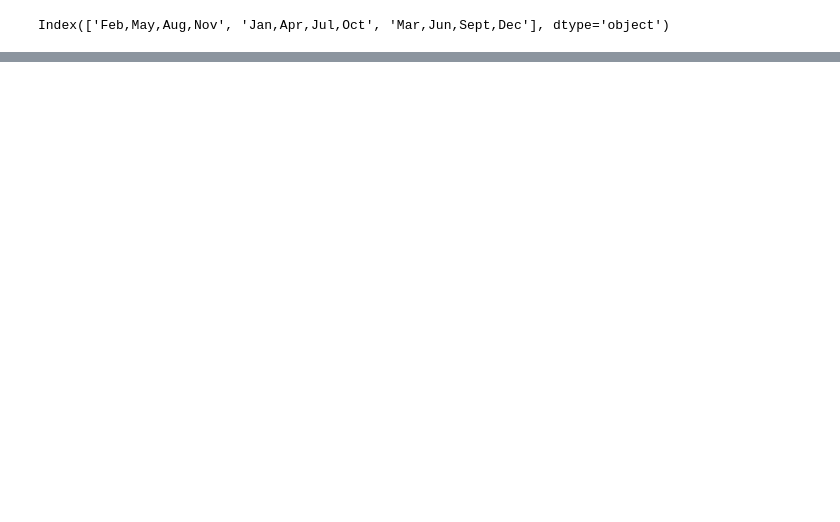
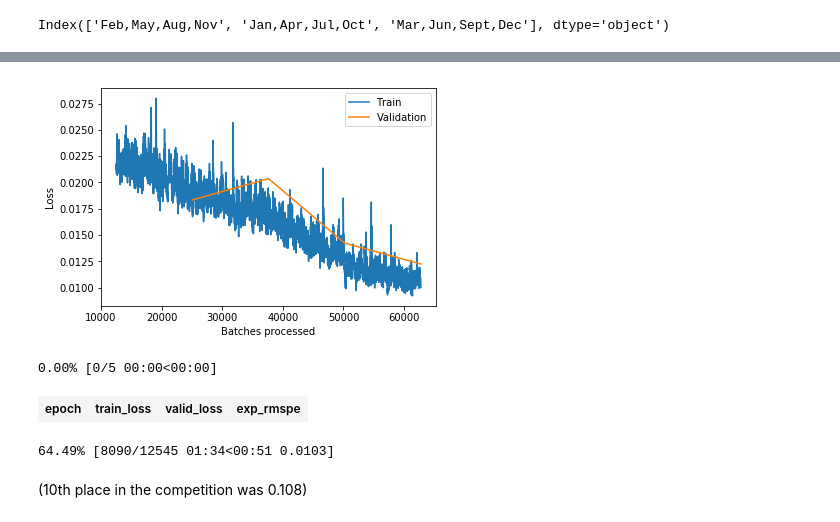
Before and after one commit to Data-drone/fast_ai_homework, a Jupyter notebook: week_6_rossman.ipynb, the cells around one changed output, grey strips where cells are left out. Drawn from its saved outputs; the diff is of its cells as text; code cells hidden in the pictures; blank space fills up the shorter version.

```diff
--- a/week_6_rossman.ipynb
+++ b/week_6_rossman.ipynb
@@ -111,0 +217,2 @@ KeyError: 'CompetitionDistance_na'
+# %%
+learn.fit_one_cycle(5, 1e-3, wd=0.2)
@@ -111,0 +229,4 @@ KeyError: 'CompetitionDistance_na'
+# %%
+learn.recorder.plot_losses(last=-1)
+# %% [output]
+[figure, added]
@@ -111,0 +235,6 @@ KeyError: 'CompetitionDistance_na'
+# %%
+learn.fit_one_cycle(5, 3e-4)
+# %% [output]
+0.00% [0/5 00:00<00:00]
+| epoch | train_loss | valid_loss | exp_rmspe |
+64.49% [8090/12545 01:34<00:51 0.0103]
@@ -111,0 +243,2 @@ KeyError: 'CompetitionDistance_na'
+# %% [markdown]
+(10th place in the competition was 0.108)
```
Also changed, not shown: parts of 32 cells of this notebook.
